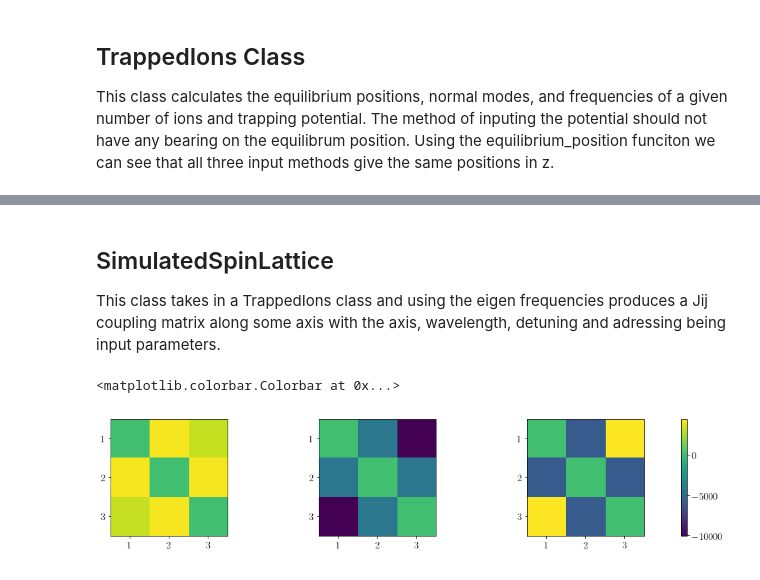
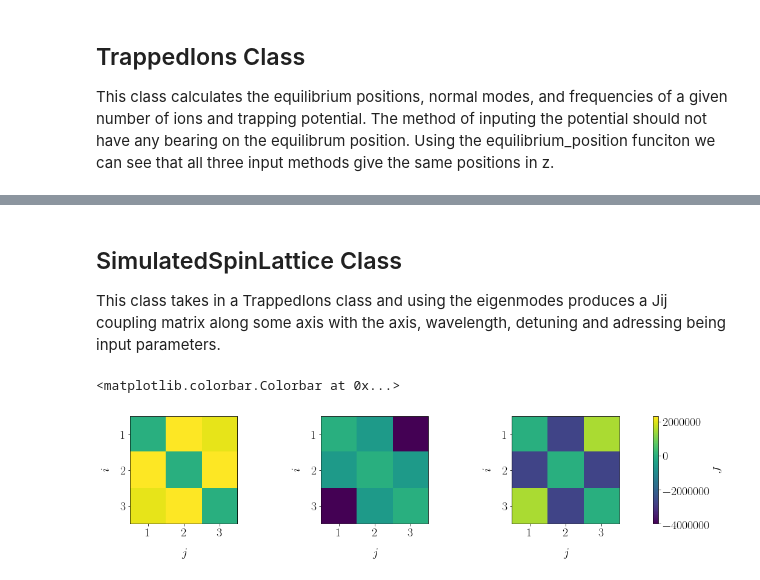
Before and after one commit to OpenQuantumDesign/oqd-trical, a Jupyter notebook: tutorial/tutorial.ipynb, the cells around one changed output, grey strips where cells are left out. Cells and saved outputs as stored; diff of their text form; code cells hidden in the pictures.

```diff
--- a/tutorial/tutorial.ipynb
+++ b/tutorial/tutorial.ipynb
@@ -29,4 +0,0 @@ from trical.misc.polynomial import multivariate_polyfit
-# %%
-matplotlib.rcParams["text.usetex"] = True
-matplotlib.rcParams["font.family"] = "sans"
-matplotlib.rcParams["font.size"] = 15
@@ -186,0 +30,7 @@ U_sym = trical.classes.SymbolicPotential(expr)
+# %%
+matplotlib.rcParams["figure.figsize"] = (12, 8)
+matplotlib.rcParams["font.family"] = "serif"
+matplotlib.rcParams["font.size"] = 20
+matplotlib.rcParams["text.usetex"] = True
+
+sym.init_printing()
@@ -186,0 +272,12 @@ U_sym = trical.classes.SymbolicPotential(expr)
+# %%
+x = np.array(sym.symbols(" ".join(["x{}".format(i) for i in range(N)])))
+y = np.array(sym.symbols(" ".join(["y{}".format(i) for i in range(N)])))
+z = np.array(sym.symbols(" ".join(["z{}".format(i) for i in range(N)])))
+
+expr = (
+    (mass * omega_x ** 2 * x ** 2 / 2).sum()
+    + (mass * omega_y ** 2 * y ** 2 / 2).sum()
+    + (mass * omega_z ** 2 * z ** 2 / 2).sum()
+)
+
+asp = trical.classes.AdvancedSymbolicPotential(N, expr)
@@ -186,0 +287,11 @@ U_sym = trical.classes.SymbolicPotential(expr)
+# %%
+import autograd as ag
+from autograd import numpy as agnp
+
+expr = lambda x: (
+    mass * (omega_x) ** 2 / 2 * x[:, 0] ** 2
+    + mass * (omega_y) ** 2 / 2 * x[:, 1] ** 2
+    + mass * (omega_z) ** 2 / 2 * x[:, 2] ** 2
+).sum()
+
+adp = trical.classes.AutoDiffPotential(expr)
@@ -243,34 +462,36 @@ Normal mode eigenvectors:
 # %% [markdown]
-## SimulatedSpinLattice
+## SimulatedSpinLattice Class
 
-This class takes in a TrappedIons class and using the eigen frequencies produces a Jij coupling matrix along some axis with the axis, wavelength, detuning and adressing being input parameters.
+This class takes in a TrappedIons class and using the eigenmodes produces a Jij coupling matrix along some axis with the axis, wavelength, detuning and adressing being input parameters.
 # %%
 wavelength = 355e-9
 
-detuning = 2 * np.pi * 1e4
-mu = np.array([np.array([ti_poly.w_pa[:N][i] + detuning]) for i in range(N)])
+detuning = 2 * np.pi * 1e3
+mu = np.array([np.array([ti_adp.w_pa[:N][i] + detuning]) for i in range(N)])
 omega = np.full((N, 1), 1e6)
 
 ssl = [
-    trical.classes.SimulatedSpinLattice(ti_poly, mu[i], omega, k=2 * np.pi / wavelength)
+    trical.classes.SimulatedSpinLattice(ti_adp, mu[i], omega, k=2 * np.pi / wavelength)
     for i in range(N)
 ]
 
 J = np.array([ssl[i].J for i in range(N)])
 
 norm = matplotlib.colors.Normalize(J.min(), J.max())
 sm = cm.ScalarMappable(norm, cmap=cm.viridis)
 sm.set_array(J)
 
 fig = plt.figure(figsize=(20, 15))
 ax = [fig.add_subplot(4, 3, i + 1) for i in range(N)]
 for i in range(N):
     im = ax[i].imshow(J[i], cmap=cm.viridis, norm=norm)
     ax[i].set_xticks(np.arange(N))
     ax[i].set_yticks(np.arange(N))
     ax[i].set_xticklabels(np.arange(N) + 1)
     ax[i].set_yticklabels(np.arange(N) + 1)
-fig.colorbar(sm, ax=ax)
+    ax[i].set_xlabel(r"$j$", labelpad=15)
+    ax[i].set_ylabel(r"$i$", labelpad=15)
+fig.colorbar(sm, ax=ax, label=r"$J$")
 # %% [output]
 <matplotlib.colorbar.Colorbar at 0x...>
-[figure, old version]
+[figure, new version]
```
Also changed, not shown: parts of 40 cells of this notebook.
